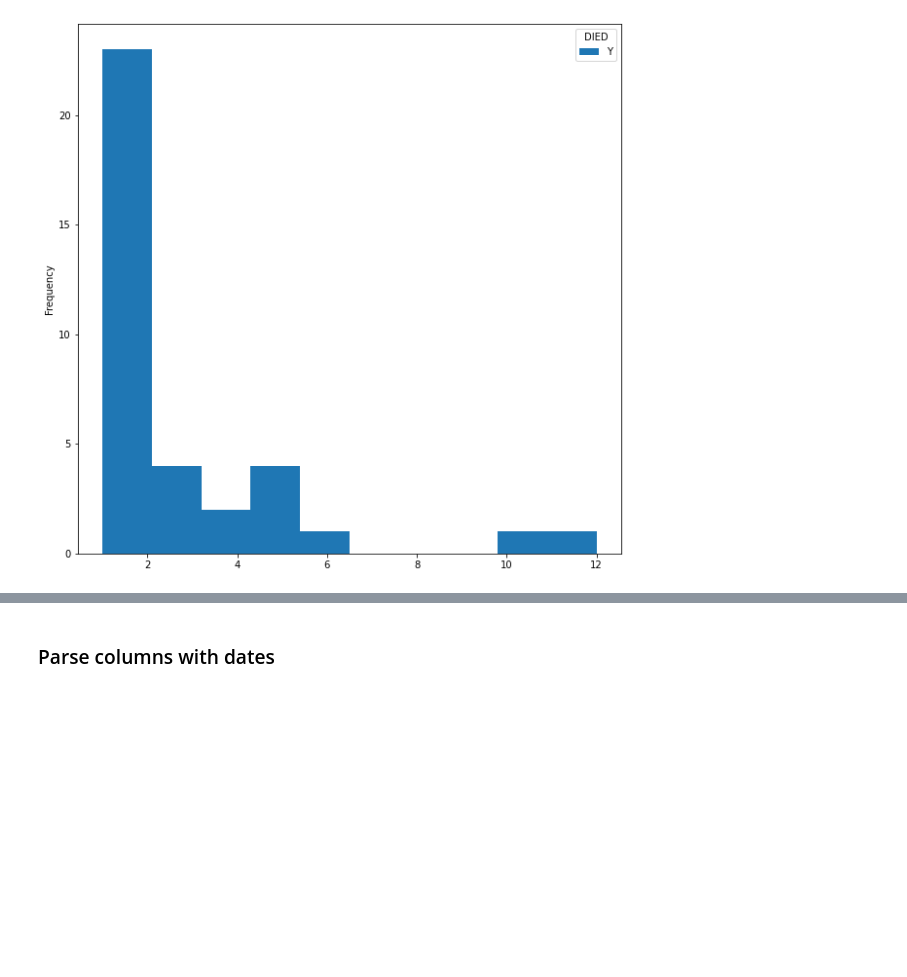
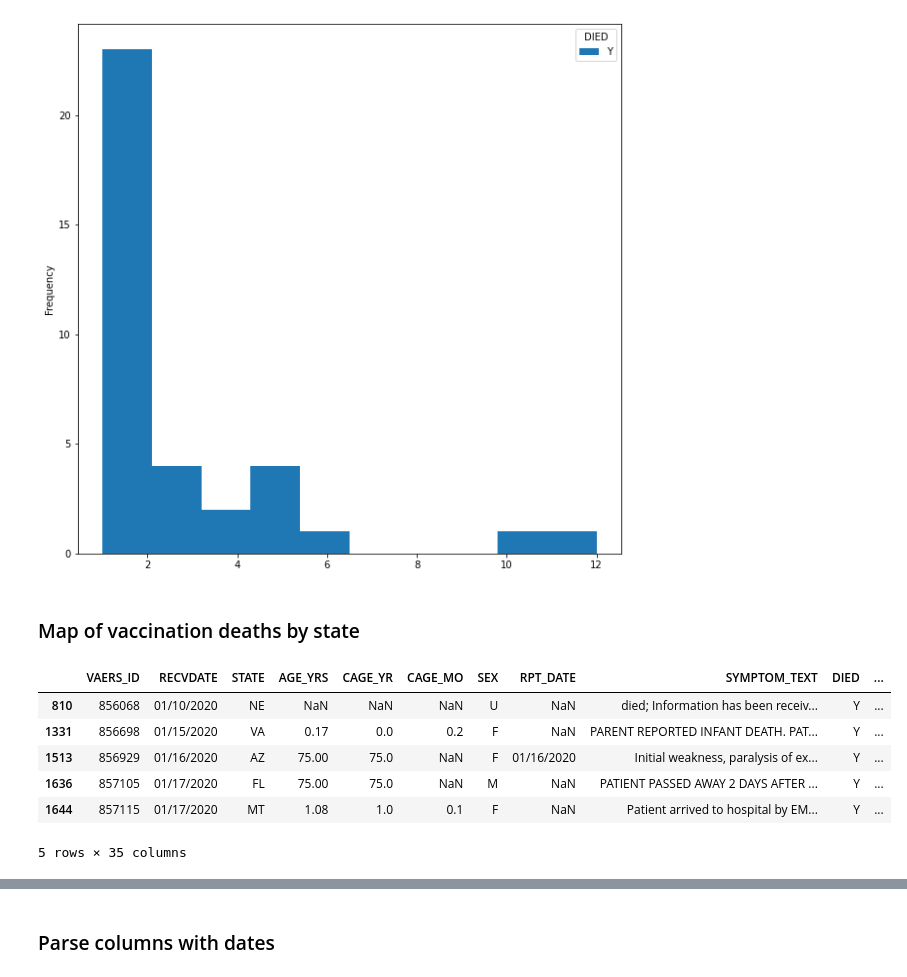
Before and after one commit to aarontjackson/vaers_data, a Jupyter notebook: vaers_data.ipynb, the cells around one changed output, grey strips where cells are left out. Saved outputs shown, nothing was run; the diff lists cells and outputs as text; code cells hidden in the pictures; blank space fills up the shorter version.

Commit message:
Started initial folium map of vaccine related deaths per state

```diff
--- a/vaers_data.ipynb
+++ b/vaers_data.ipynb
@@ -207,3 +209,6 @@ death_by_state
 | VA | 1 |
 | WA | 2 |
 | WI | 2 |
+# %%
+# Uppercase abbreviations before changing datatype
+df.STATE = df.STATE.str.upper()
@@ -215,3 +241,5 @@ In 2020, based on reported data. 36 out of 50 states attributed a death related
 death_by_state.plot(kind="hist", figsize=(10,10));
 # %% [output]
 [figure]
+# %% [markdown]
+### Map of vaccination deaths by state
@@ -217,0 +249,13 @@ death_by_state.plot(kind="hist", figsize=(10,10));
+# %%
+df_vaccine_death = df.copy()
+# %%
+df_vaccine_death.dropna(subset=['DIED', 'STATE'], inplace=True)
+df_vaccine_death.head()
+# %% [output]
+|  | VAERS_ID | RECVDATE | STATE | AGE_YRS | CAGE_YR | CAGE_MO | SEX | RPT_DATE | SYMPTOM_TEXT | DIED | ... |
+| 810 | 856068 | 01/10/2020 | NE | NaN | NaN | NaN | U | NaN | died; Information has been receiv... | Y | ... |
+| 1331 | 856698 | 01/15/2020 | VA | 0.17 | 0.0 | 0.2 | F | NaN | PARENT REPORTED INFANT DEATH. PAT... | Y | ... |
+| 1513 | 856929 | 01/16/2020 | AZ | 75.00 | 75.0 | NaN | F | 01/16/2020 | Initial weakness, paralysis of ex... | Y | ... |
+| 1636 | 857105 | 01/17/2020 | FL | 75.00 | 75.0 | NaN | M | NaN | PATIENT PASSED AWAY 2 DAYS AFTER ... | Y | ... |
+| 1644 | 857115 | 01/17/2020 | MT | 1.08 | 1.0 | 0.1 | F | NaN | Patient arrived to hospital by EM... | Y | ... |
+5 rows × 35 columns
```
Also changed, not shown: parts of 21 cells of this notebook, 1 other file.
